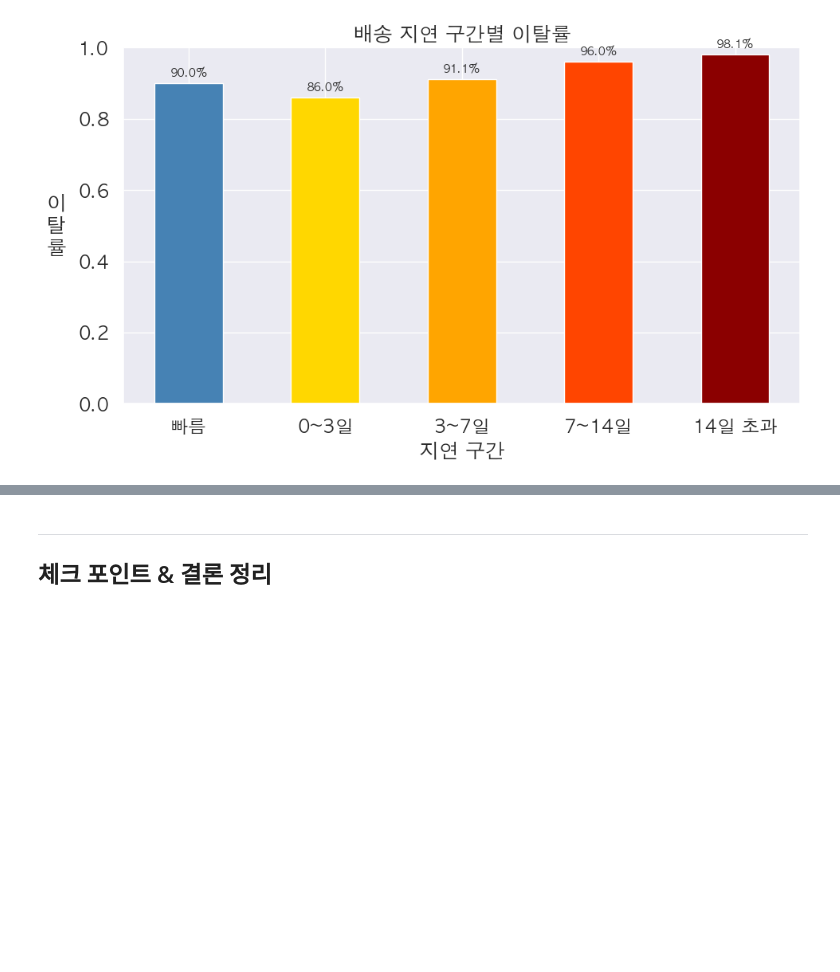
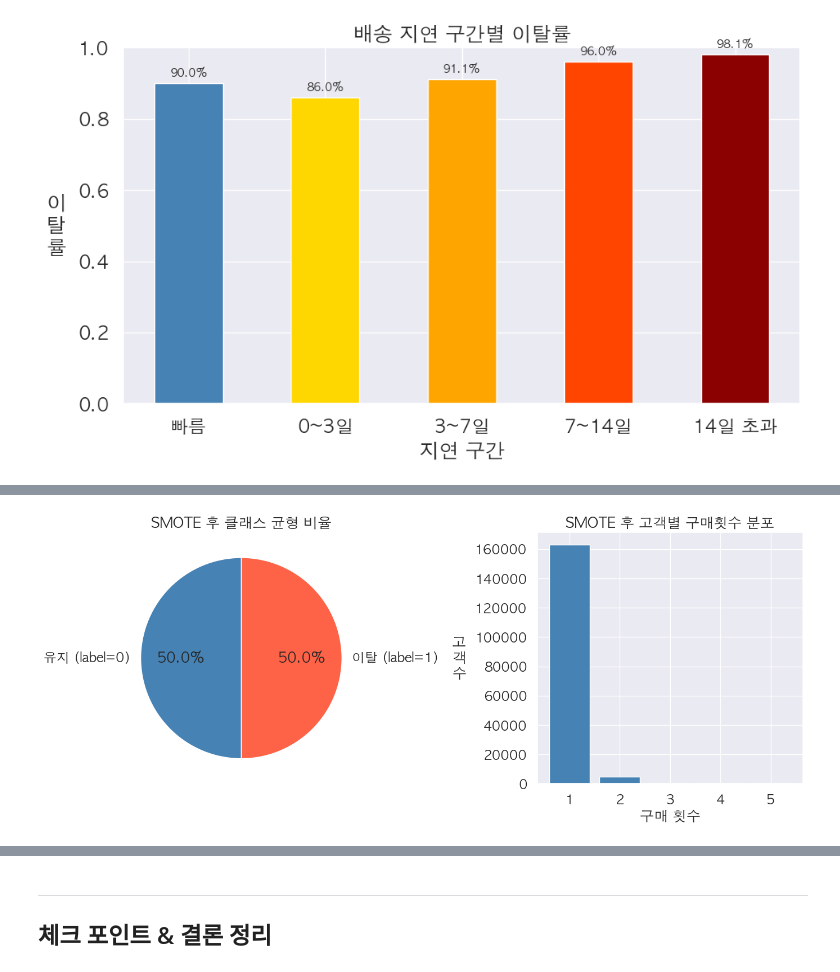
Before and after one commit to Jeongmxxjxx/olist-churn-project, a Jupyter notebook: notebooks/01_eda.ipynb, the cells around one changed output, grey strips where cells are left out. Drawn from its saved outputs; the diff is of its cells as text; code cells hidden in the pictures; blank space fills up the shorter version.

Commit message:
feat: implementation olist churn

```diff
--- a/notebooks/01_eda.ipynb
+++ b/notebooks/01_eda.ipynb
@@ -358,0 +436,31 @@ plt.show()
+# %%
+smote_total  = len(y_res)
+retain_ratio_s = (y_res == 0).sum() / smote_total
+churn_ratio_s  = (y_res == 1).sum() / smote_total
+
+fig, axes = plt.subplots(1, 2, figsize=(14, 6))
+
+# 파이차트: 클래스 균형
+axes[0].pie(
+    [retain_ratio_s, churn_ratio_s],
+    labels=['유지 (label=0)', '이탈 (label=1)'],
+    autopct='%1.1f%%',
+    colors=['steelblue', 'tomato'],
+    startangle=90
+)
+axes[0].set_title('SMOTE 후 클래스 균형 비율')
+
+# 막대그래프: 구매횟수 분포 (1~5회 클립)
+pc_smote = df_smote['order_count'].clip(upper=5).round().astype(int)
+pc_clip  = pc_smote.value_counts().sort_index()
+axes[1].bar(pc_clip.index.astype(str).tolist(), pc_clip.values,
+            color='steelblue', edgecolor='white')
+axes[1].set_title('SMOTE 후 고객별 구매횟수 분포')
+axes[1].set_xlabel('구매 횟수')
+axes[1].set_ylabel('고\n객\n수', rotation=0, labelpad=20, verticalalignment='center')
+
+plt.tight_layout()
+plt.savefig('../outputs/eda_h1_smote_class_balance.png', dpi=150)
+plt.show()
+# %% [output]
+[figure, added]
```
Also changed, not shown: parts of 4 cells of this notebook, 4 other files.
